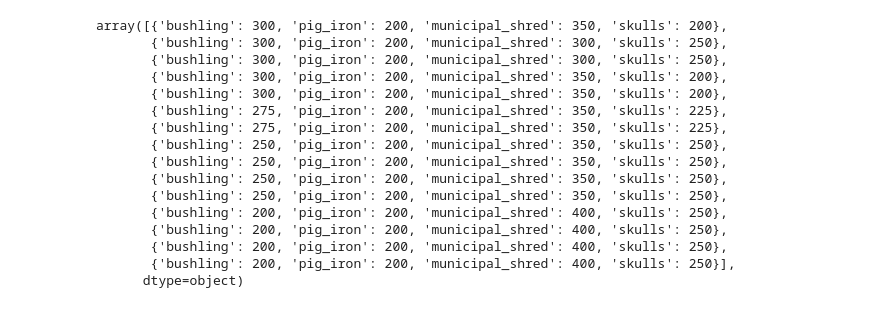
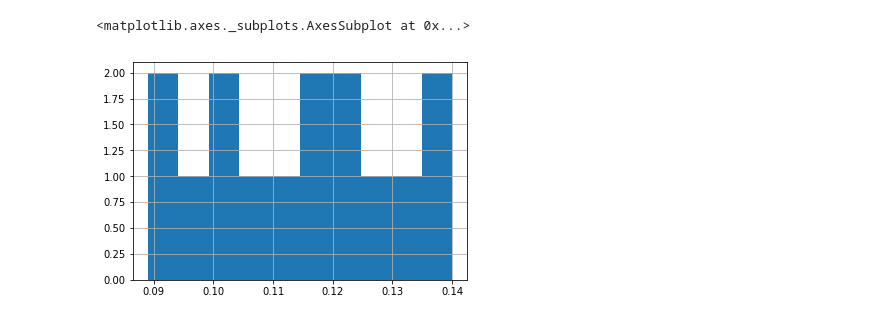
Before and after one commit to nishantd/metallics-optimization, a Jupyter notebook: notebooks/yield_estimation_EDA.ipynb, the cells around one changed output. Cells and saved outputs as stored; diff of their text form; code cells hidden in the pictures.

```diff
--- a/notebooks/yield_estimation_EDA.ipynb
+++ b/notebooks/yield_estimation_EDA.ipynb
@@ -23,22 +24,19 @@ with open(scrap_orders) as json_file:
     scrap_orders = json.load(json_file)
 # %%
 heats_prev = pd.DataFrame(heats_prev)
-# %%
-heats_prev['actual_recipe'].values
-# %% [output]
-array([{'bushling': 300, 'pig_iron': 200, 'municipal_shred': 350, 'skulls': 200},
-       {'bushling': 300, 'pig_iron': 200, 'municipal_shred': 300, 'skulls': 250},
-       {'bushling': 300, 'pig_iron': 200, 'municipal_shred': 300, 'skulls': 250},
-       {'bushling': 300, 'pig_iron': 200, 'municipal_shred': 350, 'skulls': 200},
-       {'bushling': 300, 'pig_iron': 200, 'municipal_shred': 350, 'skulls': 200},
-       {'bushling': 275, 'pig_iron': 200, 'municipal_shred': 350, 'skulls': 225},
-       {'bushling': 275, 'pig_iron': 200, 'municipal_shred': 350, 'skulls': 225},
-       {'bushling': 250, 'pig_iron': 200, 'municipal_shred': 350, 'skulls': 250},
-       {'bushling': 250, 'pig_iron': 200, 'municipal_shred': 350, 'skulls': 250},
-       {'bushling': 250, 'pig_iron': 200, 'municipal_shred': 350, 'skulls': 250},
-       {'bushling': 250, 'pig_iron': 200, 'municipal_shred': 350, 'skulls': 250},
-       {'bushling': 200, 'pig_iron': 200, 'municipal_shred': 400, 'skulls': 250},
-       {'bushling': 200, 'pig_iron': 200, 'municipal_shred': 400, 'skulls': 250},
-       {'bushling': 200, 'pig_iron': 200, 'municipal_shred': 400, 'skulls': 250},
-       {'bushling': 200, 'pig_iron': 200, 'municipal_shred': 400, 'skulls': 250}],
-      dtype=object)
+# %%
+commodities = ['bushling', 'pig_iron', 'municipal_shred', 'skulls']
+# %%
+for i, row in heats_prev.iterrows():
+    for c in commodities:
+        heats_prev.loc[i, c] = heats_prev.loc[i, 'actual_recipe'][c]
+        heats_prev.loc[i, c] = heats_prev.loc[i, 'actual_recipe'][c]
+        heats_prev.loc[i, c] = heats_prev.loc[i, 'actual_recipe'][c]
+        heats_prev.loc[i, c] = heats_prev.loc[i, 'actual_recipe'][c]
+    heats_prev.loc[i, 'cu_pct'] = heats_prev.loc[i, 'chemistry']['cu_pct']
+# %%
+#observation - there is no variance in the actuals per grade...that doesn't make sense.
+heats_prev['cu_pct'].hist()
+# %% [output]
+<matplotlib.axes._subplots.AxesSubplot at 0x...>
+[figure, added]
```
Also changed, not shown: parts of 10 cells of this notebook, 1 other file.
